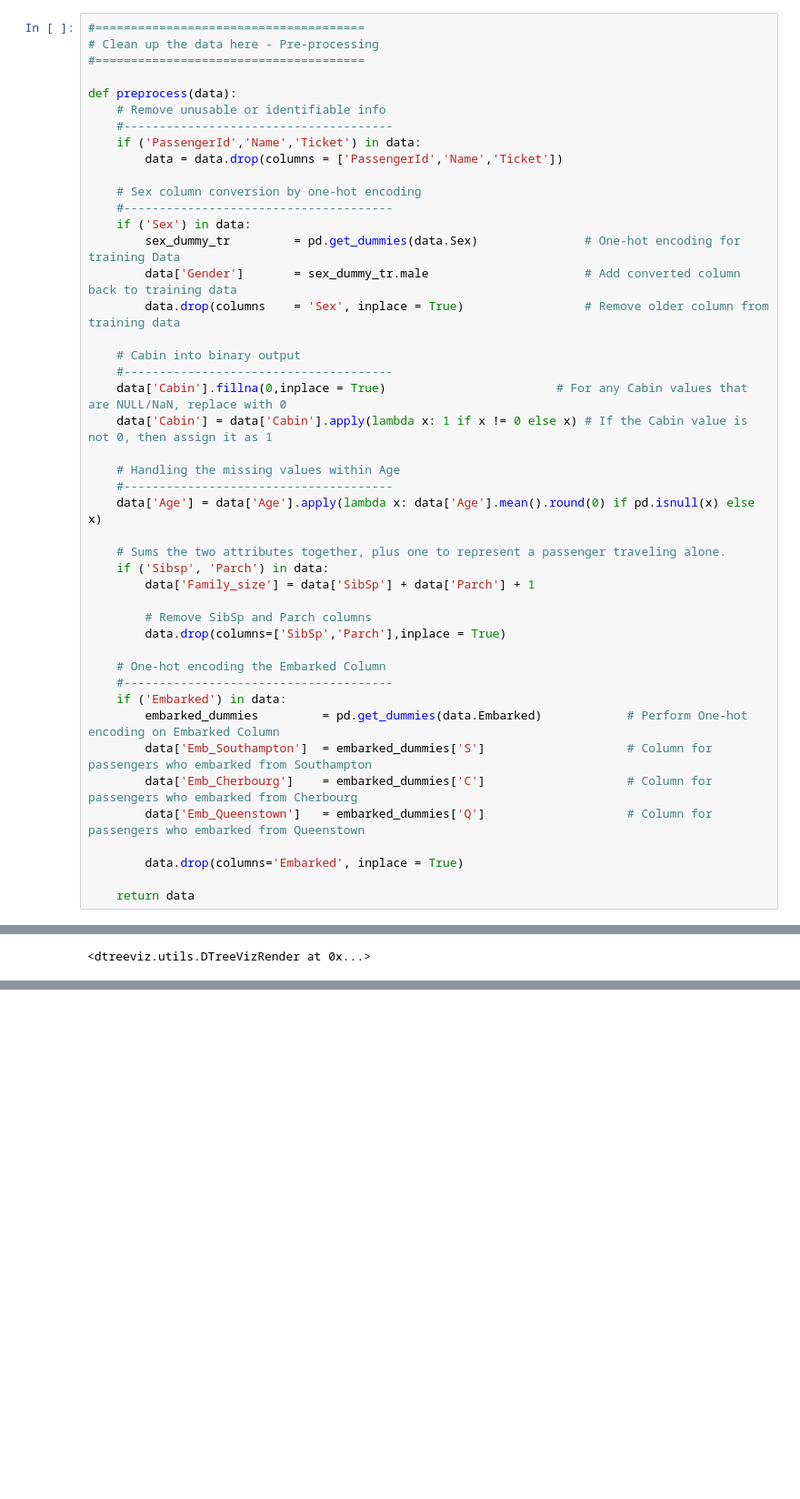
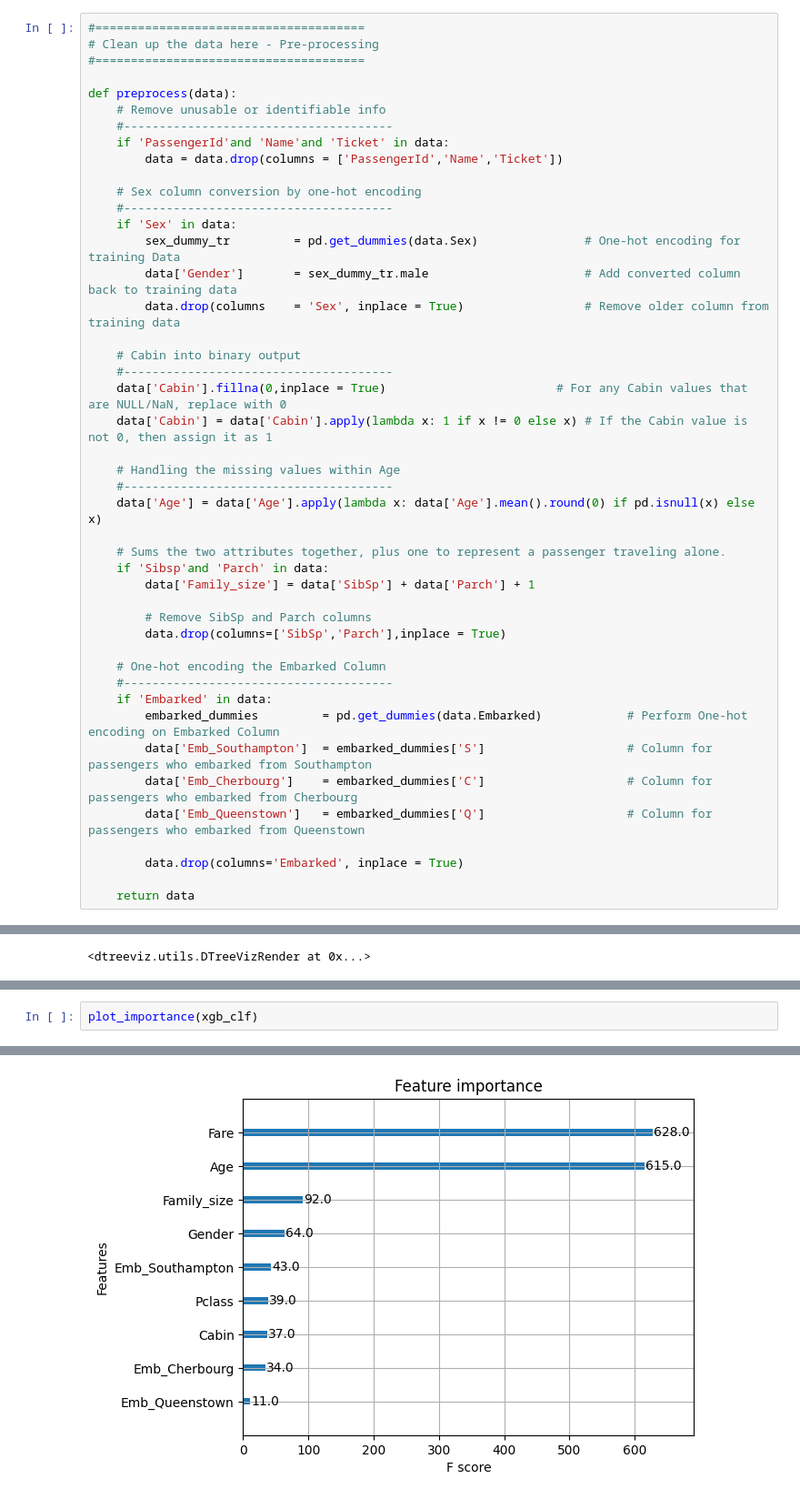
Before and after one commit to lou-i0/fastapi, a Jupyter notebook: main_ml1.ipynb, the cells around one changed output, grey strips where cells are left out. Shown at 91% size. Drawn from its saved outputs; the diff is of its cells as text; blank space fills up the shorter version.

```diff
--- a/main_ml1.ipynb
+++ b/main_ml1.ipynb
@@ -109,12 +118,12 @@ ax.set_yticks(range(0, 200, 50))
 def preprocess(data):
     # Remove unusable or identifiable info
     #--------------------------------------
-    if ('PassengerId','Name','Ticket') in data:
+    if 'PassengerId'and 'Name'and 'Ticket' in data:
         data = data.drop(columns = ['PassengerId','Name','Ticket'])
 
     # Sex column conversion by one-hot encoding
     #--------------------------------------
-    if ('Sex') in data:
+    if 'Sex' in data:
         sex_dummy_tr         = pd.get_dummies(data.Sex)               # One-hot encoding for training Data
         data['Gender']       = sex_dummy_tr.male                      # Add converted column back to training data
         data.drop(columns    = 'Sex', inplace = True)                 # Remove older column from training data
@@ -129,7 +138,7 @@ def preprocess(data):
     data['Age'] = data['Age'].apply(lambda x: data['Age'].mean().round(0) if pd.isnull(x) else x)
 
     # Sums the two attributes together, plus one to represent a passenger traveling alone.
-    if ('Sibsp', 'Parch') in data:
+    if 'Sibsp'and 'Parch' in data:
         data['Family_size'] = data['SibSp'] + data['Parch'] + 1
 
         # Remove SibSp and Parch columns
@@ -137,7 +146,7 @@ def preprocess(data):
 
     # One-hot encoding the Embarked Column
     #--------------------------------------
-    if ('Embarked') in data:
+    if 'Embarked' in data:
         embarked_dummies         = pd.get_dummies(data.Embarked)            # Perform One-hot encoding on Embarked Column
         data['Emb_Southampton']  = embarked_dummies['S']                    # Column for passengers who embarked from Southampton
         data['Emb_Cherbourg']    = embarked_dummies['C']                    # Column for passengers who embarked from Cherbourg
@@ -221,0 +241,3 @@ Feature names unseen at fit time:
+# %%
+plot_importance(xgb_clf)
+# %% [output]
@@ -221,0 +245 @@ Feature names unseen at fit time:
+[figure, added]
```
Also changed, not shown: parts of 21 cells of this notebook, 3 other files.
